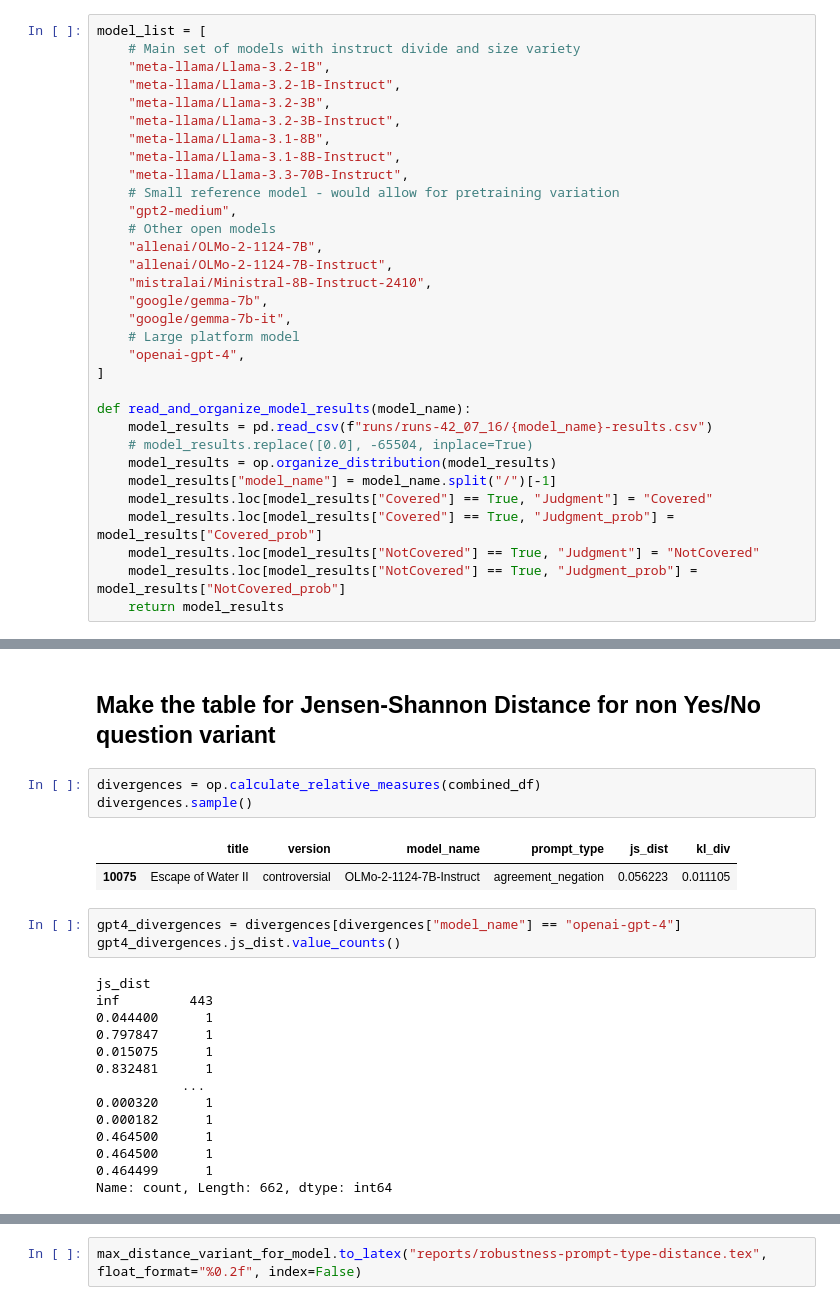
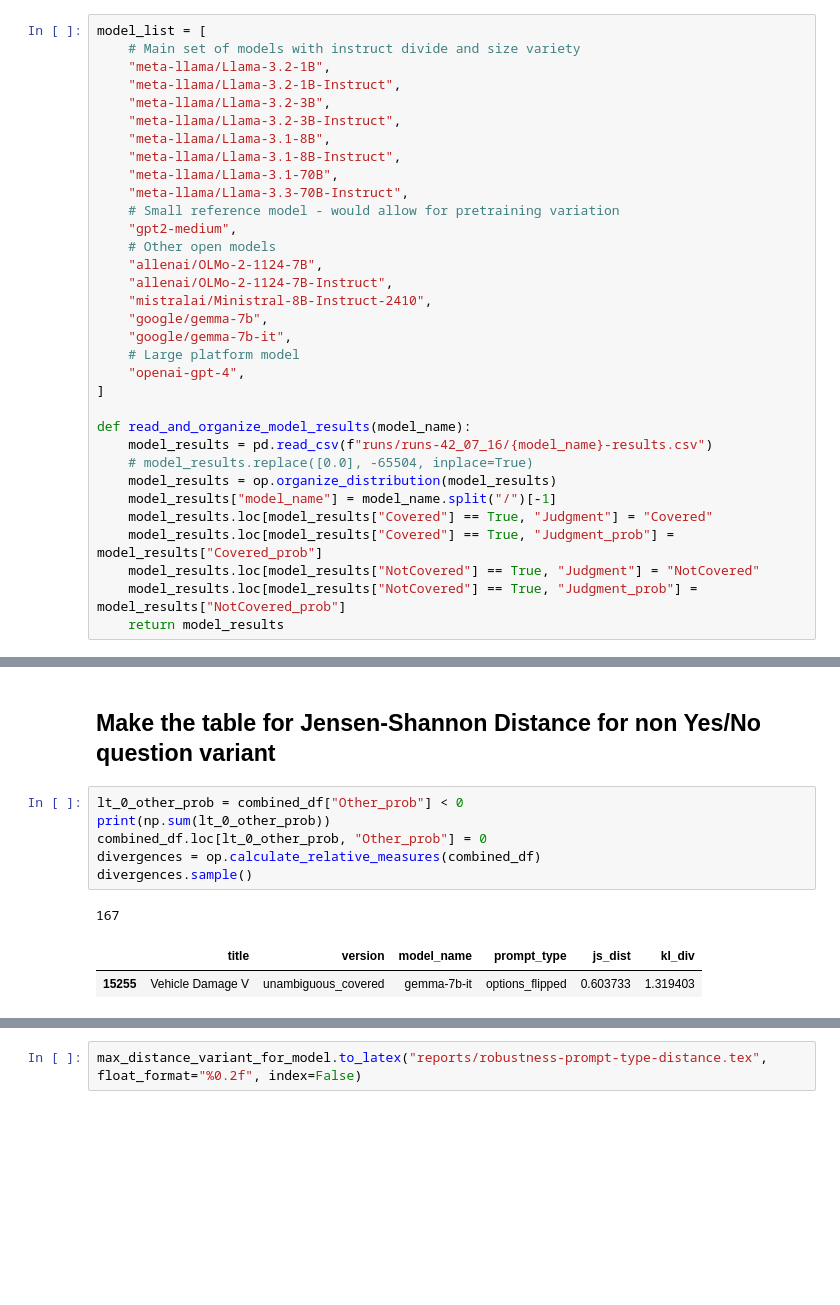
Before and after one commit to bwaldon/llms-legal-interp, a Jupyter notebook: analysis-robustness.ipynb, the cells around one changed output, grey strips where cells are left out. Drawn from its saved outputs; the diff is of its cells as text; blank space fills up the shorter version.

```diff
--- a/analysis-robustness.ipynb
+++ b/analysis-robustness.ipynb
@@ -14,6 +14,7 @@ model_list = [
     "meta-llama/Llama-3.2-3B-Instruct",
     "meta-llama/Llama-3.1-8B",
     "meta-llama/Llama-3.1-8B-Instruct",
+    "meta-llama/Llama-3.1-70B",
     "meta-llama/Llama-3.3-70B-Instruct",
     # Small reference model - would allow for pretraining variation
     "gpt2-medium",
@@ -303,25 +424,12 @@ Index(['Count', 'Proportion'], dtype='object')
 # %% [markdown]
 ## Make the table for Jensen-Shannon Distance for non Yes/No question variant
 # %%
+lt_0_other_prob = combined_df["Other_prob"] < 0
+print(np.sum(lt_0_other_prob))
+combined_df.loc[lt_0_other_prob, "Other_prob"] = 0
 divergences = op.calculate_relative_measures(combined_df)
 divergences.sample()
 # %% [output]
+167
 |  | title | version | model_name | prompt_type | js_dist | kl_div |
-| 10075 | Escape of Water II | controversial | OLMo-2-1124-7B-Instruct | agreement_negation | 0.056223 | 0.011105 |
+| 15255 | Vehicle Damage V | unambiguous_covered | gemma-7b-it | options_flipped | 0.603733 | 1.319403 |
-# %%
-gpt4_divergences = divergences[divergences["model_name"] == "openai-gpt-4"]
-gpt4_divergences.js_dist.value_counts()
-# %% [output]
-js_dist
-inf         443
-0.044400      1
-0.797847      1
-0.015075      1
-0.832481      1
-           ...
-0.000320      1
-0.000182      1
-0.464500      1
-0.464500      1
-0.464499      1
-Name: count, Length: 662, dtype: int64
```
Also changed, not shown: parts of 24 cells of this notebook, 14 other files.
